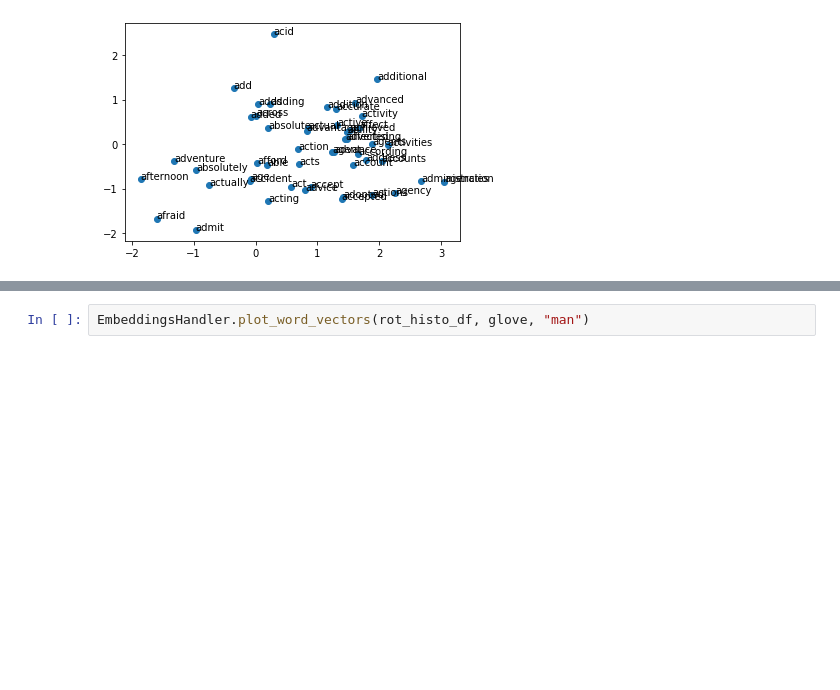
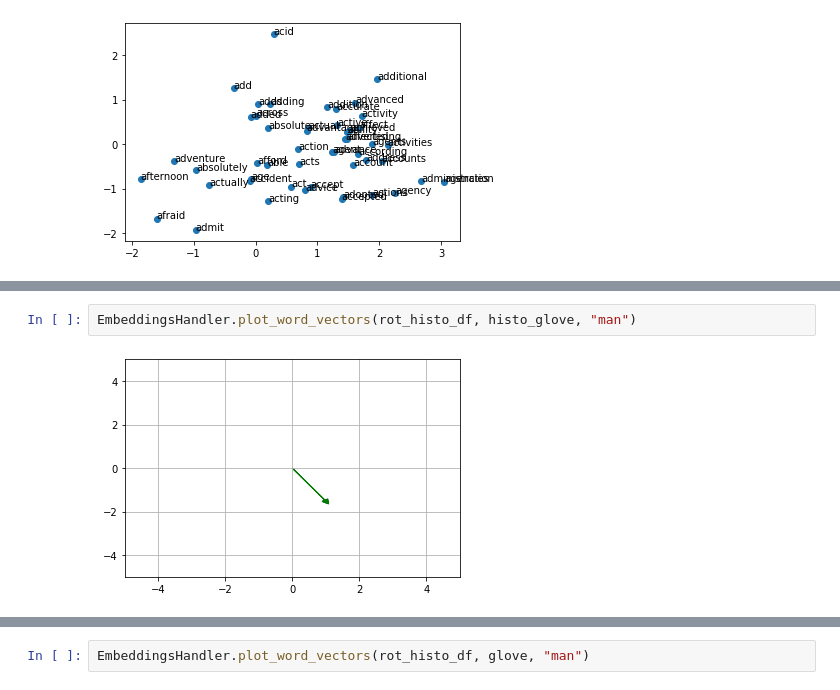
Before and after one commit to nicoloverardo/historical-events-detection, a Jupyter notebook: embcomp.ipynb, the cells around one changed output, grey strips where cells are left out. Drawn from its saved outputs; the diff is of its cells as text; blank space fills up the shorter version.

```diff
--- a/embcomp.ipynb
+++ b/embcomp.ipynb
@@ -84,0 +91,4 @@ rot_histo_df = pd.DataFrame.from_dict(rotated_histo).T
+# %%
+EmbeddingsHandler.plot_word_vectors(rot_histo_df, histo_glove, "man")
+# %% [output]
+[figure, added]
```
Also changed, not shown: parts of 8 cells of this notebook.
